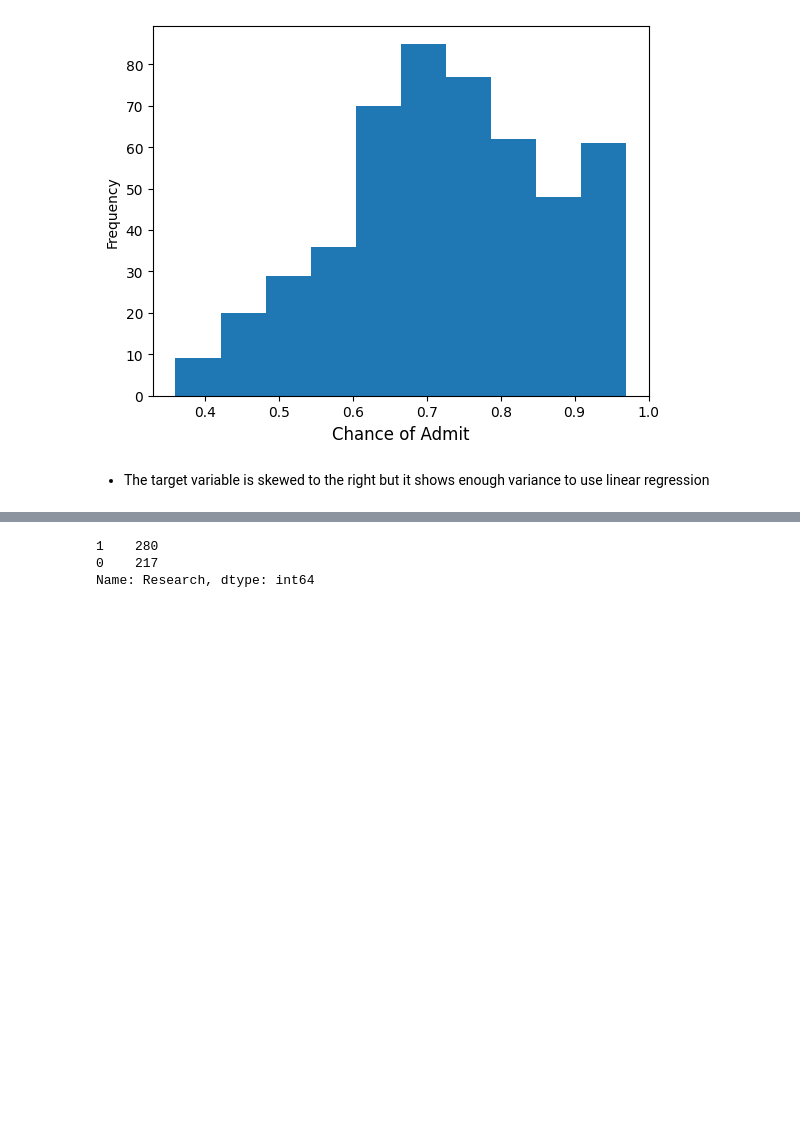
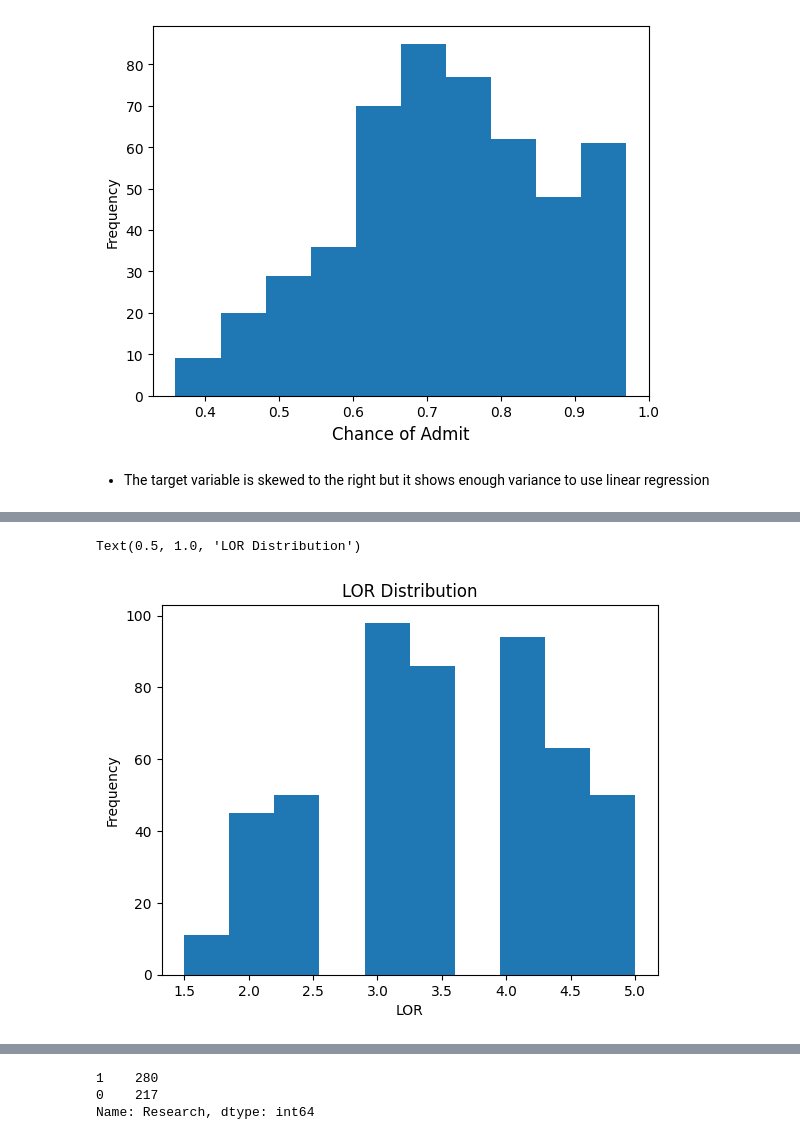
Before and after one commit to JudeTulel/GraduateAdmissionsPrediction, a Jupyter notebook: GraduateAdmissionsPrediction.ipynb, the cells around one changed output, grey strips where cells are left out. Drawn from its saved outputs; the diff is of its cells as text; code cells hidden in the pictures; blank space fills up the shorter version.

```diff
--- a/GraduateAdmissionsPrediction.ipynb
+++ b/GraduateAdmissionsPrediction.ipynb
@@ -291,0 +300,7 @@ Text(0.5, 0, 'University Rating')
+# %%
+dfAdmissionPredict['LOR'].plot.hist()
+plt.xlabel('LOR')
+plt.title('LOR Distribution')
+# %% [output]
+Text(0.5, 1.0, 'LOR Distribution')
+[figure, added]
```
Also changed, not shown: parts of 8 cells of this notebook.
